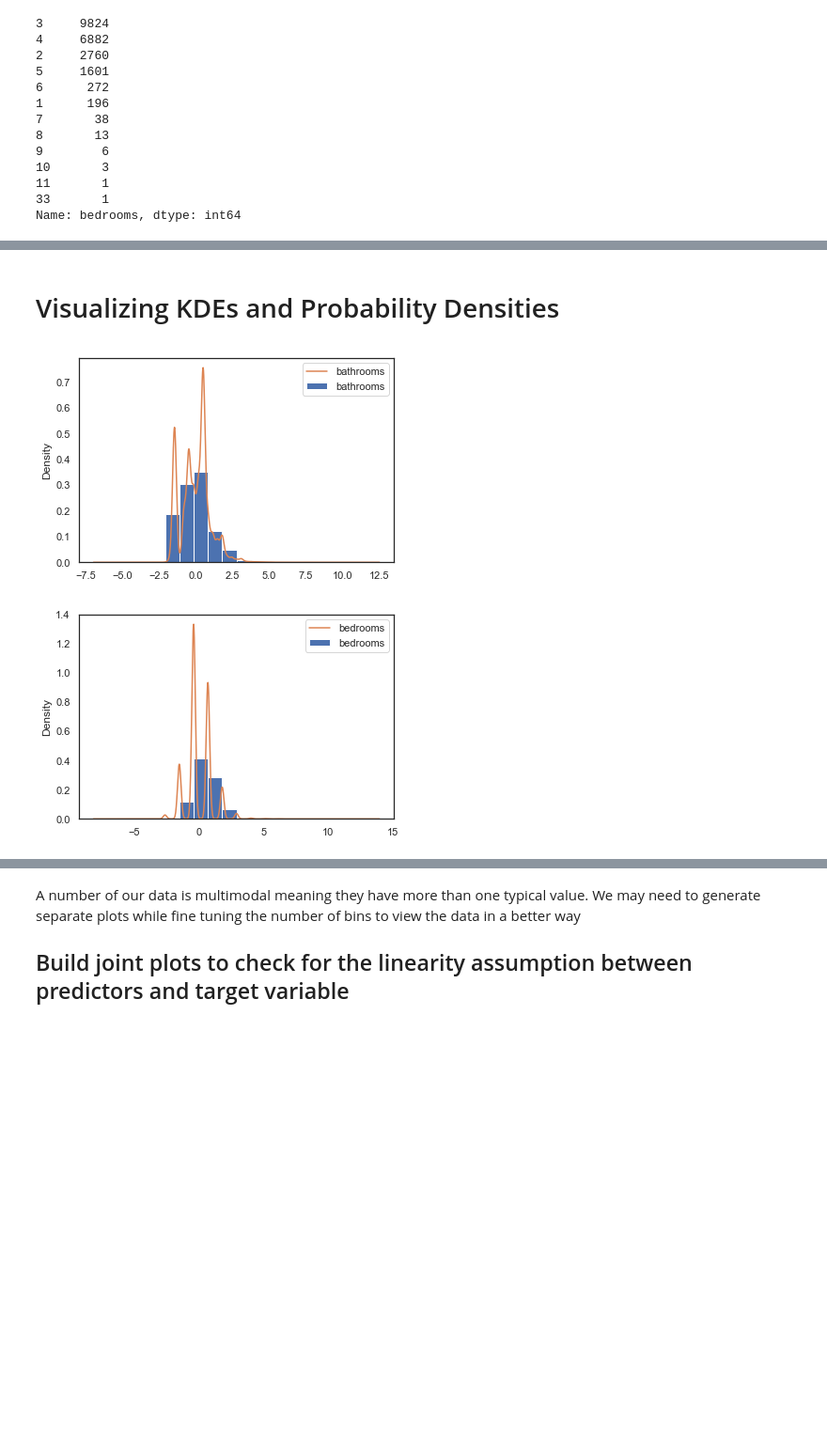
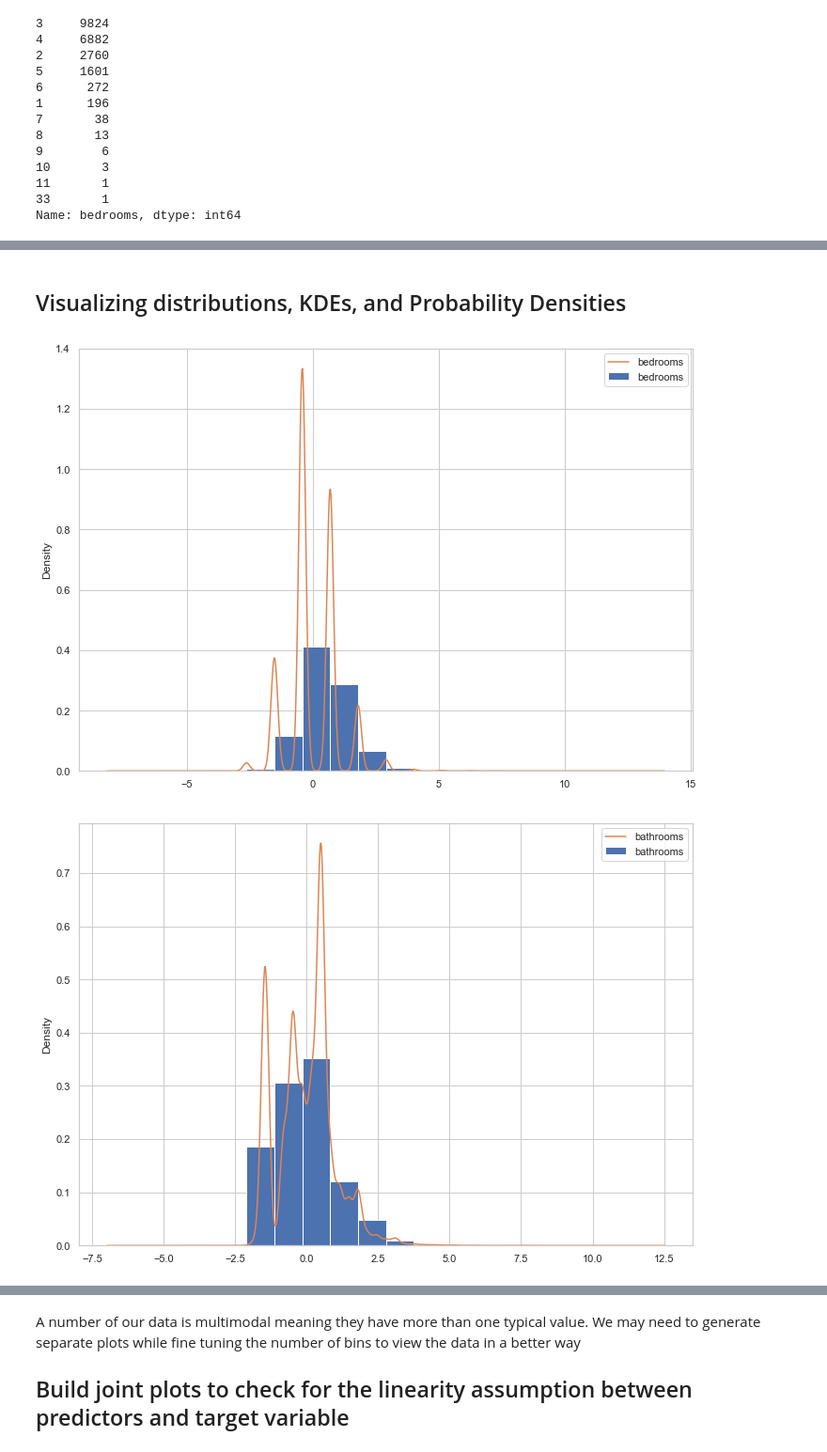
Before and after one commit to miyamuse/dsc-1-final-project-online-ds-sp-000, a Jupyter notebook: student.ipynb, the cells around one changed output, grey strips where cells are left out. Shown at 94% size. Drawn from its saved outputs; the diff is of its cells as text; code cells hidden in the pictures; blank space fills up the shorter version.

```diff
--- a/student.ipynb
+++ b/student.ipynb
@@ -405,0 +666,9 @@ df.describe()
+# %%
+sns.set(style="whitegrid")
+
+f, ax = plt.subplots(figsize=(18, 6))
+
+sns.set_color_codes("pastel")
+sns.barplot(x="zipcode", y="price", ci = False, data=df, color="g");
+
+plt.xticks(rotation = 90);
@@ -424,23 +697,3 @@ def heatMap(df):#Create Correlation df
     plt.yticks(range(len(corr.columns)), corr.columns)
     #show plot
     plt.show()
-# %%
-# Set the style of the visualization
-sns.set(style="white")
-
-# Create a covariance matrix
-corr = df.corr()
-
-# Generate a mask the size of our covariance matrix
-mask = np.zeros_like(corr, dtype=np.bool)
-mask[np.triu_indices_from(mask)] = True
-
-# Set up the matplotlib figure
-f, ax = plt.subplots(figsize=(11, 9))
-
-# Generate a custom diverging colormap
-cmap = sns.diverging_palette(220, 10, as_cmap=True)
-
-# Draw the heatmap with the mask and correct aspect ratio
-sns.heatmap(corr, mask=mask, cmap=cmap, vmax=.3, center=0,
-            square=True, linewidths=.5, cbar_kws={"shrink": .5});
@@ -453 +708,3 @@ heatMap(df)
+# %%
+df = df.drop(["id", "sqft_above", "sqft_basement", "sqft_living15", "sqft_lot15", "yearSold", "monthSold", "month_year"], axis = 1)
 # %% [markdown]
@@ -456,9 +725,7 @@ We normalize our dataset by converting each numeric value to it's corresponding
 # %%
 df.describe().columns
-for column in ['bedrooms', 'bathrooms', 'sqft_living', 'sqft_lot',
-       'floors', 'condition', 'grade', 'sqft_above', 'sqft_basement',
-       'yr_built', 'yr_renovated', 'lat', 'long', 'sqft_living15',
-       'sqft_lot15', 'log_price'] :
+for column in ['bedrooms', 'bathrooms', 'sqft_living', 'sqft_lot', 'view', 'lat',
+       'long'] :
     df[column] = (df[column] - df[column].mean()) / df[column].std()
 # %%
 #one hot encode categorical variables
@@ -475,12 +742,12 @@ df.head()
 # %% [markdown]
-# Visualizing KDEs and Probability Densities
+## Visualizing distributions, KDEs, and Probability Densities
 # %%
-for column in ['bathrooms',
-       'bedrooms', 'sqft_above', 'yr_built', 'sqft_living15']:
+for column in ['bedrooms', 'bathrooms', 'sqft_living', 'sqft_lot', 'view', 'lat',
+       'long']:
     df[column].plot.hist(density=True )
     df[column].plot.kde(label=column )
     plt.legend()
     plt.show();
 # %% [output]
-[figure, old version]
+[figure, new version]
-[figure, old version]
+[figure, new version]
```
Also changed, not shown: parts of 104 cells of this notebook.
